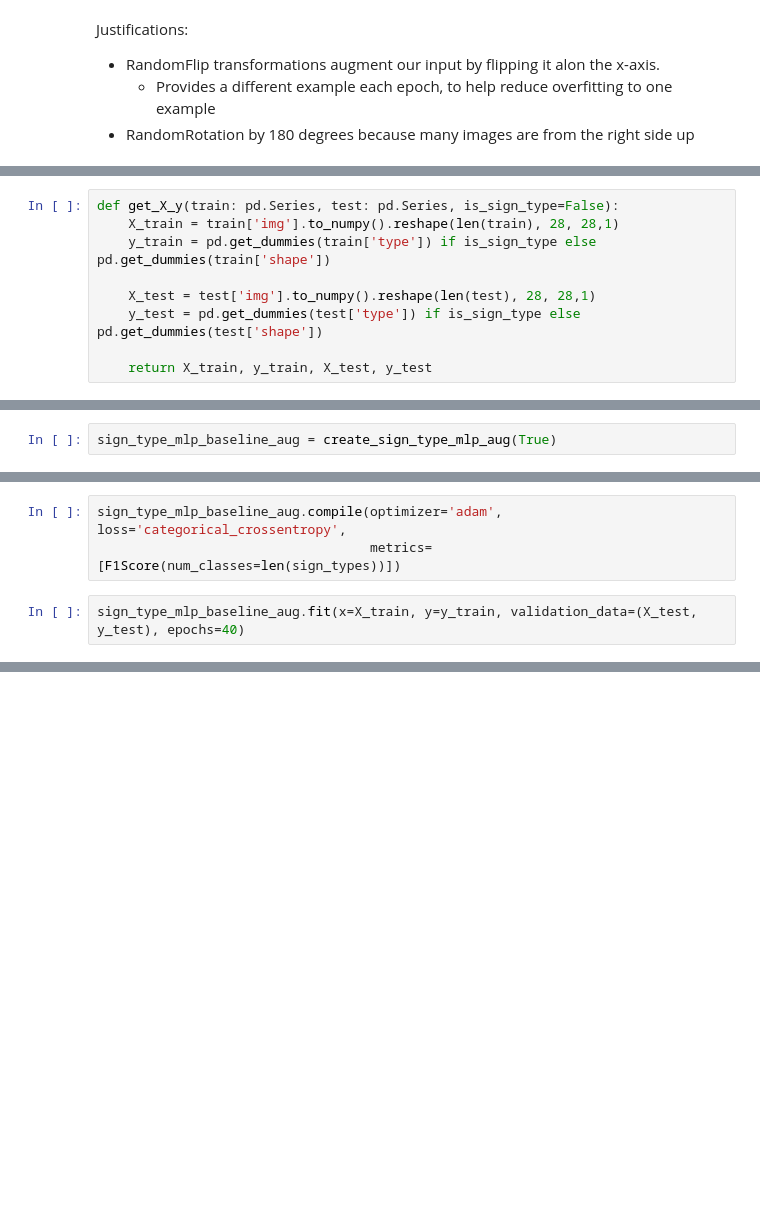
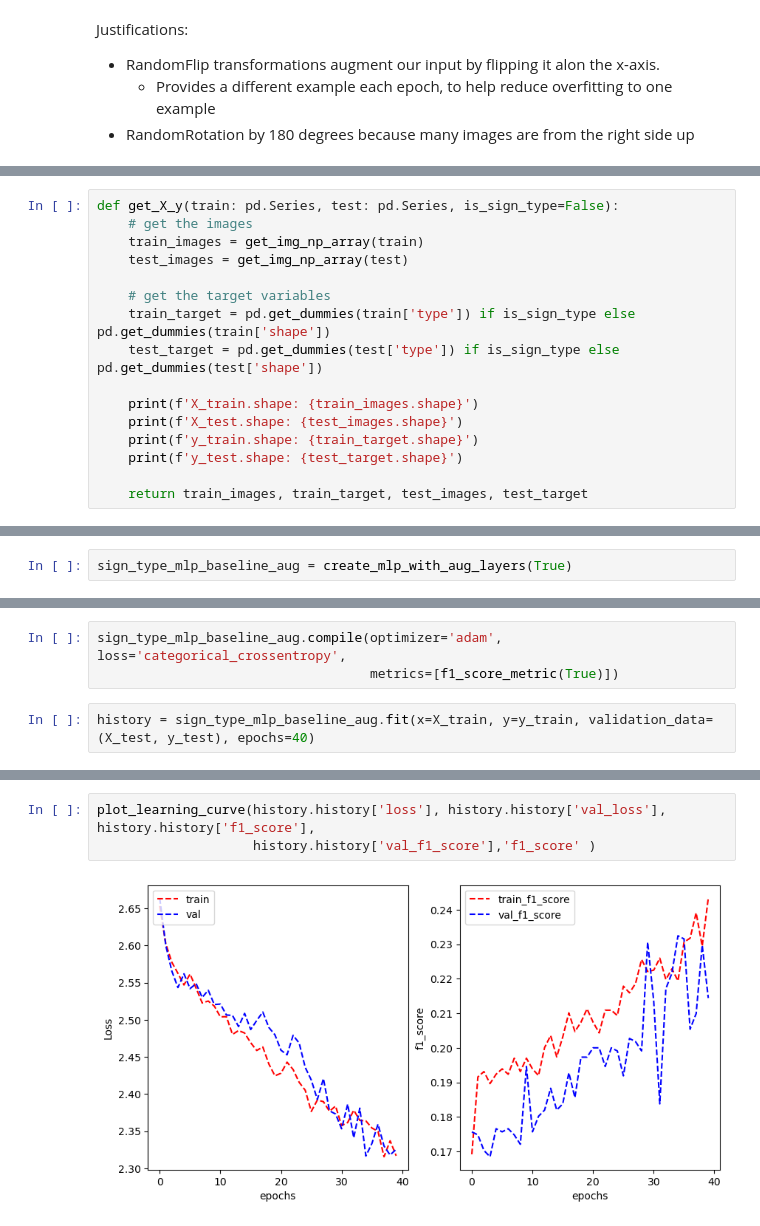
Before and after one commit to ItsThatBlackKid/ml-a2, a Jupyter notebook: s3788996.ipynb, the cells around one changed output, grey strips where cells are left out. Saved outputs shown, nothing was run; the diff lists cells and outputs as text; blank space fills up the shorter version.

```diff
--- a/s3788996.ipynb
+++ b/s3788996.ipynb
@@ -879,12 +915,19 @@ triangle images loaded
 # %%
 def get_X_y(train: pd.Series, test: pd.Series, is_sign_type=False):
-    X_train = train['img'].to_numpy().reshape(len(train), 28, 28,1)
-    y_train = pd.get_dummies(train['type']) if is_sign_type else pd.get_dummies(train['shape'])
+    # get the images
+    train_images = get_img_np_array(train)
+    test_images = get_img_np_array(test)
 
-    X_test = test['img'].to_numpy().reshape(len(test), 28, 28,1)
-    y_test = pd.get_dummies(test['type']) if is_sign_type else pd.get_dummies(test['shape'])
+    # get the target variables
+    train_target = pd.get_dummies(train['type']) if is_sign_type else pd.get_dummies(train['shape'])
+    test_target = pd.get_dummies(test['type']) if is_sign_type else pd.get_dummies(test['shape'])
 
-    return X_train, y_train, X_test, y_test
+    print(f'X_train.shape: {train_images.shape}')
+    print(f'X_test.shape: {test_images.shape}')
+    print(f'y_train.shape: {train_target.shape}')
+    print(f'y_test.shape: {test_target.shape}')
+
+    return train_images, train_target, test_images, test_target
 # %%
 X_train, y_train, X_test, y_test = get_X_y(train, test, is_sign_type=True)
 # %% [output]
@@ -892,3 +940,3 @@ ValueError: cannot reshape array of size 2774 into shape (2774,28,28,1)
 # %%
-sign_type_mlp_baseline_aug = create_sign_type_mlp_aug(True)
+sign_type_mlp_baseline_aug = create_mlp_with_aug_layers(True)
 # %% [output]
@@ -911,7 +959,7 @@ _________________________________________________________________
 None
 # %%
 sign_type_mlp_baseline_aug.compile(optimizer='adam', loss='categorical_crossentropy',
-                                   metrics=[F1Score(num_classes=len(sign_types))])
+                                   metrics=[f1_score_metric(True)])
 # %%
-sign_type_mlp_baseline_aug.fit(x=X_train, y=y_train, validation_data=(X_test, y_test), epochs=40)
+history = sign_type_mlp_baseline_aug.fit(x=X_train, y=y_train, validation_data=(X_test, y_test), epochs=40)
 # %% [output]
@@ -918,0 +983,5 @@ ValueError: Failed to convert a NumPy array to a Tensor (Unsupported object type
+# %%
+plot_learning_curve(history.history['loss'], history.history['val_loss'], history.history['f1_score'],
+                    history.history['val_f1_score'],'f1_score' )
+# %% [output]
+[figure, added]
```
Also changed, not shown: parts of 48 cells of this notebook.
